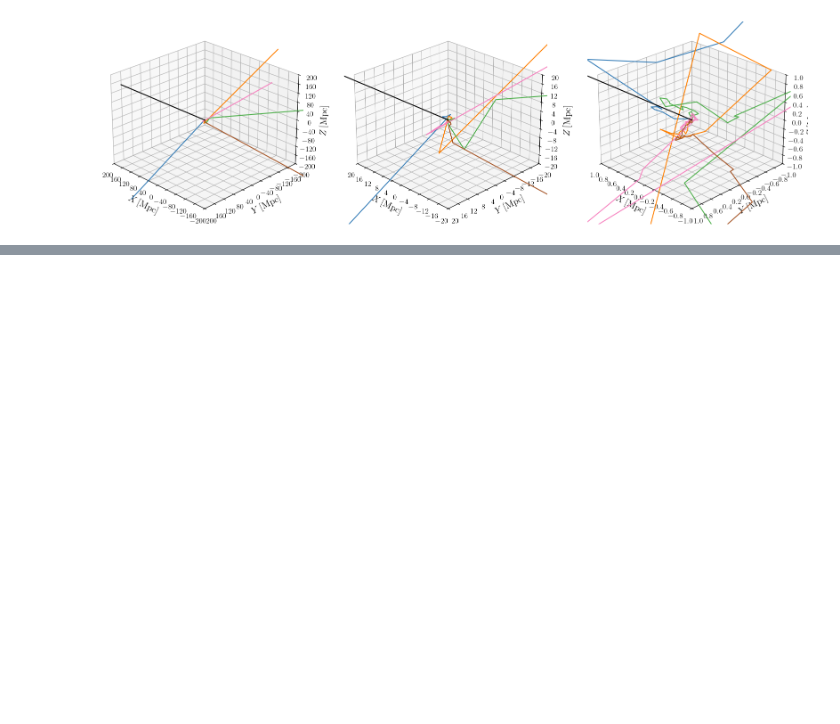
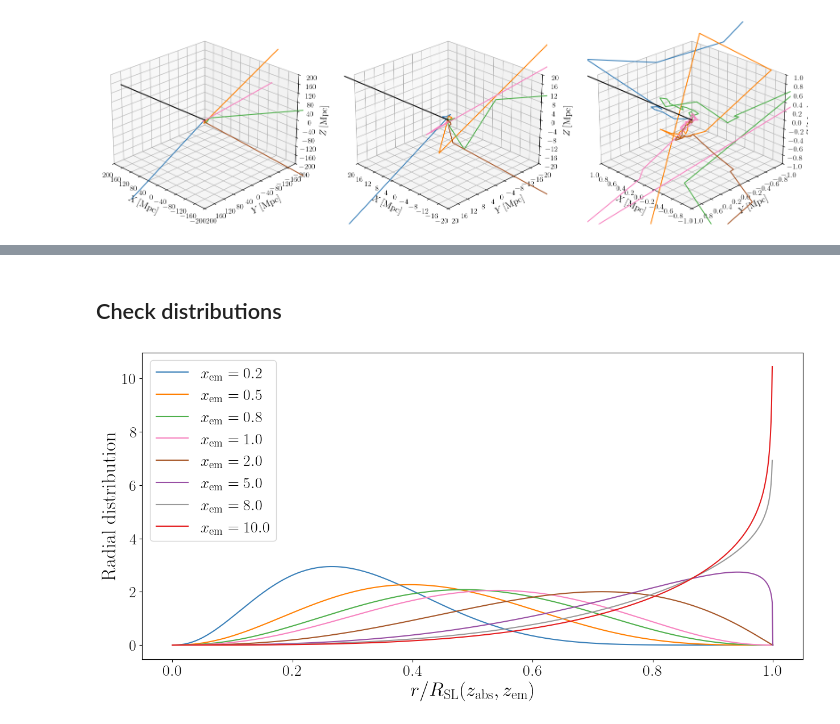
Before and after one commit to jordanflitter/SPaRTA, a Jupyter notebook: Tutorial.ipynb, the cells around one changed output, grey strips where cells are left out. Saved outputs shown, nothing was run; the diff lists cells and outputs as text; code cells hidden in the pictures; blank space fills up the shorter version.

```diff
--- a/Tutorial.ipynb
+++ b/Tutorial.ipynb
@@ -446,14 +85,0 @@ sim_data_zabs30 = sparta.Multiple_scattering.SIM_DATA(all_photons_data_zabs30)
-# %%
-x_em_list = [0.2, 0.5, 0.8, 1., 2., 5., 8.][::-1]
-fig, ax = plt.subplots(1, 1, figsize=(15,7))
-for ind, x_em in enumerate(x_em_list):
-    fig, ax = sim_data_zabs10.plot_fit(x_em=x_em, ax=ax, color = colors[ind+1], label="$x_\\mathrm{em}="+f"{x_em:.1f}$")
-    fig, ax = sim_data_zabs20.plot_fit(x_em=x_em, ax=ax, color = colors[ind+1], ls = '--')
-    try:
-        fig, ax = sim_data_zabs30.plot_fit(x_em=x_em, ax=ax, color = colors[ind+1], ls = ':')
-    except ValueError:
-        pass
-ax.set_title("Solid (dashed) [dotted]: $z_\\mathrm{abs}"+f"={all_photons_data_zabs10.sim_params.z_abs:.0f}\\,({all_photons_data_zabs20.sim_params.z_abs:.0f})\\,[{all_photons_data_zabs30.sim_params.z_abs:.0f}]$",fontsize=25)
-ax.set_xlim([-0.05,1.05])
-ax.set_ylim([-0.25,11.5])
-ax.legend(loc="upper left",fontsize=20);
@@ -636,13 +85,0 @@ ax.set_xlim([-1e-3,1e-3]);
-# %%
-x_em_list = [0.2,0.5,1.,3.,5.,10.,20.,30.]
-sigma_list = []
-for x_em in x_em_list:
-    dist_params, data_lims = sim_data_velocity.find_fitting_params(x_em=x_em)
-    (mu, sigma) = dist_params
-    sigma_list.append(sigma)
-fig, ax = plt.subplots(1, 1, figsize=(8,8))
-ax.loglog(x_em_list,sigma_list)
-ax.xaxis.set_tick_params(labelsize=20)
-ax.yaxis.set_tick_params(labelsize=20)
-ax.set_xlabel("$x_\\mathrm{em}$",fontsize=25)
-ax.set_ylabel("Variance of $v_\\mathrm{rel}^{||}/c$",fontsize=25);
@@ -744,0 +127,15 @@ ax.legend(fontsize=18);
+# %% [markdown]
+## Check distributions
+# %%
+all_photons_data = run_Lya_multiple_scattering(
+    cosmo_params,
+    sim_params,
+    INCLUDE_VELOCITIES = False
+)
+sim_data = sparta.SIM_DATA(all_photons_data)
+x_em_list = [0.2, 0.5, 0.8, 1., 2., 5., 8., 10.]
+fig, ax = plt.subplots(1, 1, figsize=(15,7))
+for ind, x_em in enumerate(x_em_list):
+    fig, ax = sim_data.plot_fit(x_em=x_em, ax=ax, color = colors[ind], label="$x_\\mathrm{em}="+f"{x_em:.1f}$")
+# %% [output]
+[figure, added]
```
Also changed, not shown: parts of 66 cells of this notebook, 7 other files.
